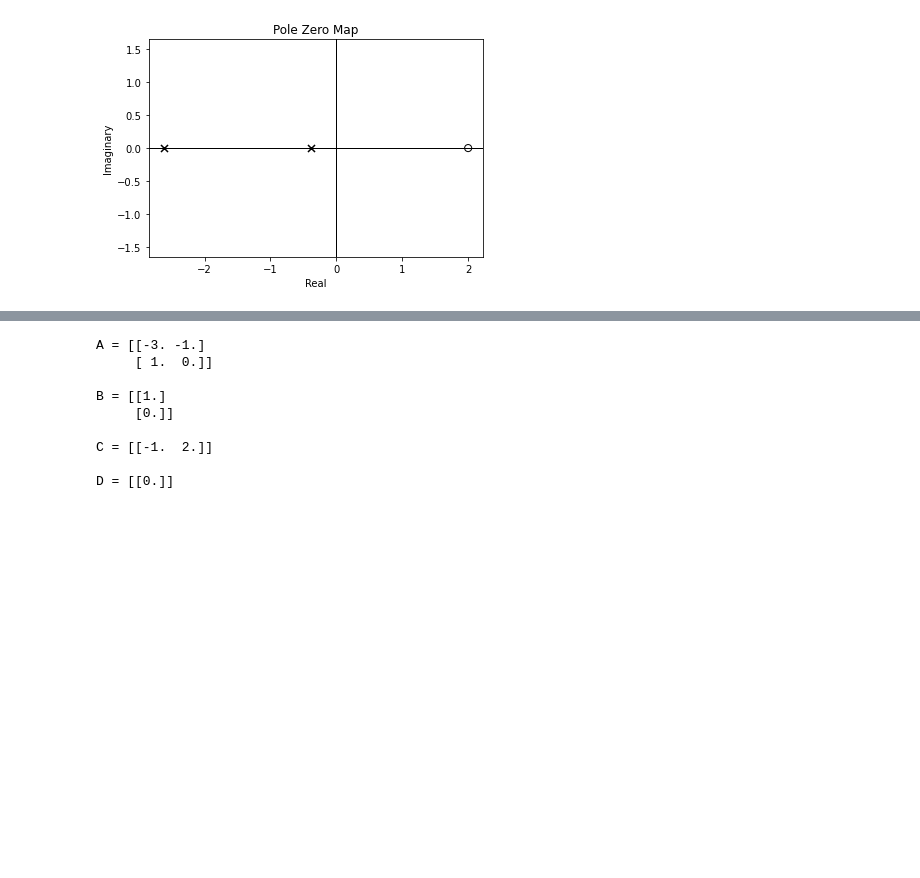
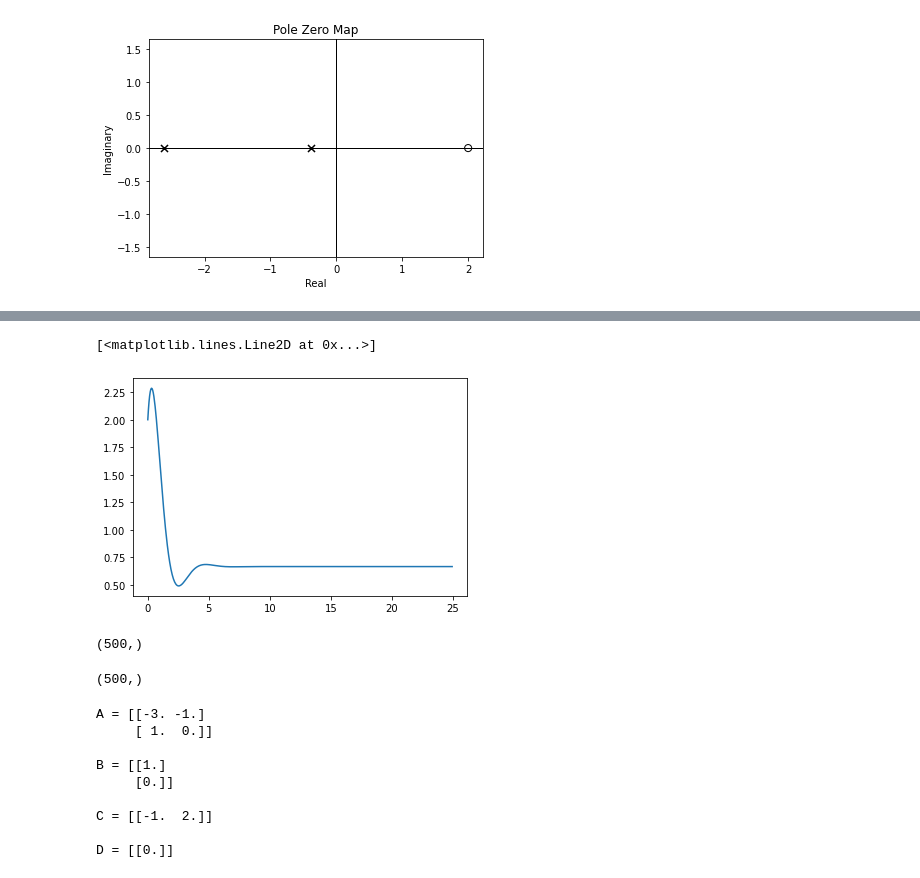
Before and after one commit to anjanavasudevan/Thesis, a Jupyter notebook: SimpleNMP/simple_tf/simple_nmp.ipynb, the cells around one changed output, grey strips where cells are left out. Cells and saved outputs as stored; diff of their text form; code cells hidden in the pictures; blank space fills up the shorter version.

```diff
--- a/SimpleNMP/simple_tf/simple_nmp.ipynb
+++ b/SimpleNMP/simple_tf/simple_nmp.ipynb
@@ -67,3 +106,18 @@ States (2): x[0], x[1],
+# %%
+plt.plot(t, y)
+# %% [output]
+[<matplotlib.lines.Line2D at 0x...>]
+[figure, added]
+# %%
+t = np.arange(0, 25, 0.05)
+t.shape
+# %% [output]
+(500,)
+# %%
+forced_response = 2*np.ones(int(25/0.05))
+forced_response.shape
+# %% [output]
+(500,)
 # %%
 # Check the state space
 st_space = control.tf2ss(H)
```
Also changed, not shown: parts of 21 cells of this notebook.
